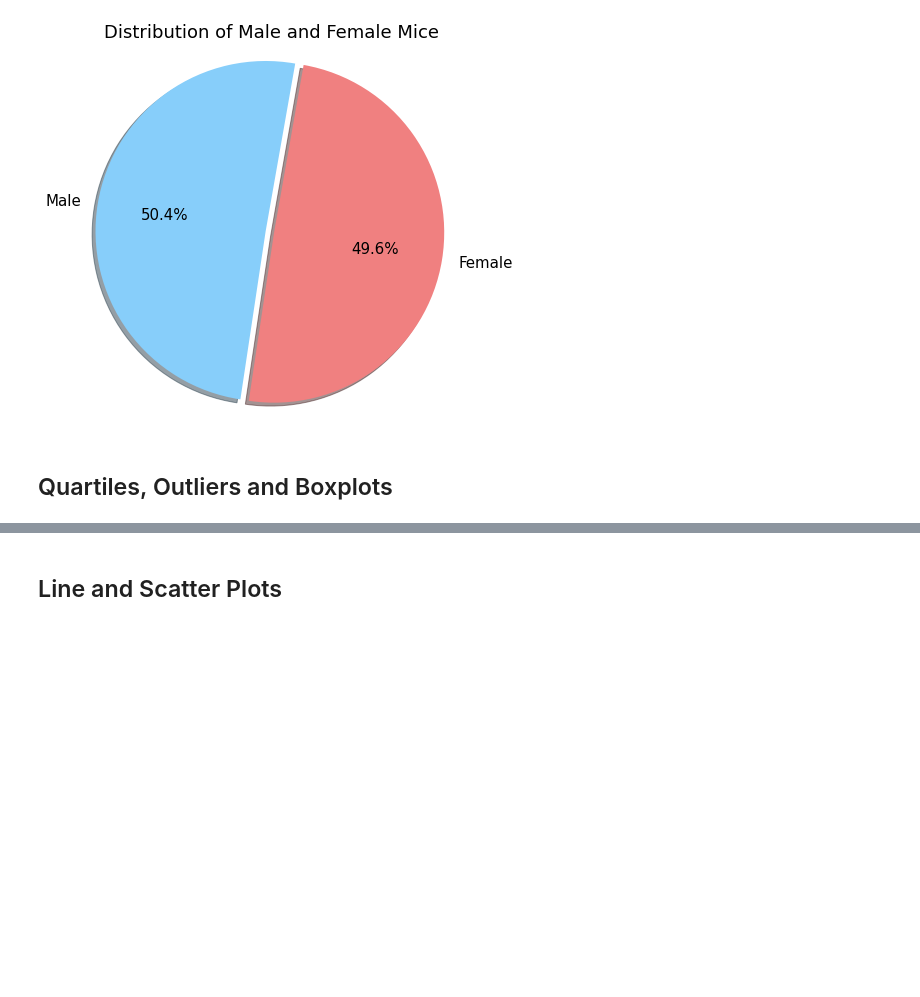
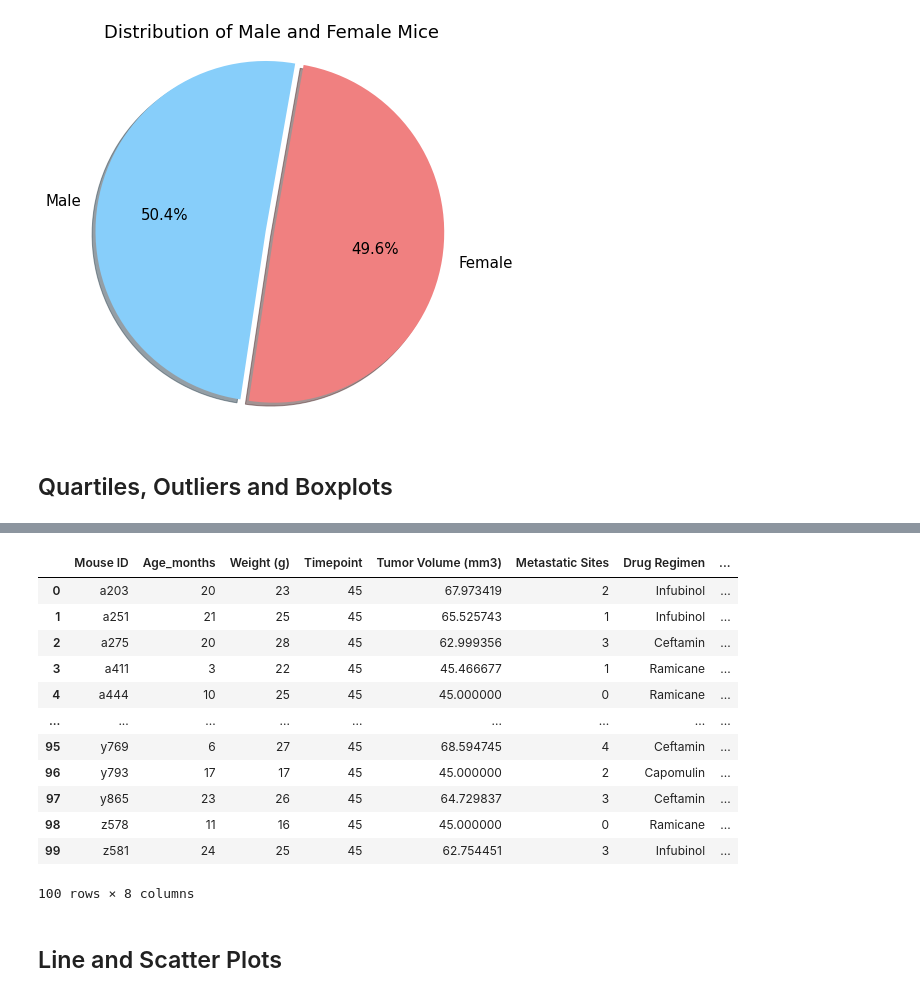
Before and after one commit to junettel/matplotlib-challenge, a Jupyter notebook: pymaceuticals_main.ipynb, the cells around one changed output, grey strips where cells are left out. Drawn from its saved outputs; the diff is of its cells as text; code cells hidden in the pictures; blank space fills up the shorter version.

```diff
--- a/pymaceuticals_main.ipynb
+++ b/pymaceuticals_main.ipynb
@@ -325,0 +318,10 @@ gender_plt
+# %%
+# Calculate the final tumor volume of each mouse across four of the treatment regimens:
+# Capomulin, Ramicane, Infubinol, and Ceftamin
+treatments = ["Capomulin", "Ramicane", "Infubinol", "Ceftamin"]
+promising_drugs = clean_study_df.loc[clean_study_df["Drug Regimen"].isin(treatments)]
+promising_drugs_trimmed = promising_drugs[["Mouse ID", "Drug Regimen", "Timepoint", "Sex"]]
+# promising_drugs_trimmed["Drug Regimen"].value_counts()
+# promising_drugs_trimmed["Mouse ID"].nunique()
+promising_drugs
+promising_drugs_trimmed
@@ -325,0 +342,4 @@ gender_plt
+# %%
+# Start by getting the last (greatest) timepoint for each mouse
+last_timepoints = clean_study_df.groupby("Mouse ID").max("Timepoint")
+last_timepoints
@@ -326,2 +361,21 @@ gender_plt
+# %%
+# Merge this group df with the original dataframe to get the tumor volume at the last timepoint
+# Inner join is default, no need to specify
+promising_tvolumes_last = last_timepoints.merge(promising_drugs_trimmed, on=["Mouse ID","Timepoint"])
+promising_tvolumes_last
+# %% [output]
+|  | Mouse ID | Age_months | Weight (g) | Timepoint | Tumor Volume (mm3) | Metastatic Sites | Drug Regimen | ... |
+| 0 | a203 | 20 | 23 | 45 | 67.973419 | 2 | Infubinol | ... |
+| 1 | a251 | 21 | 25 | 45 | 65.525743 | 1 | Infubinol | ... |
+| 2 | a275 | 20 | 28 | 45 | 62.999356 | 3 | Ceftamin | ... |
+| 3 | a411 | 3 | 22 | 45 | 45.466677 | 1 | Ramicane | ... |
+| 4 | a444 | 10 | 25 | 45 | 45.000000 | 0 | Ramicane | ... |
+| ... | ... | ... | ... | ... | ... | ... | ... | ... |
+| 95 | y769 | 6 | 27 | 45 | 68.594745 | 4 | Ceftamin | ... |
+| 96 | y793 | 17 | 17 | 45 | 45.000000 | 2 | Capomulin | ... |
+| 97 | y865 | 23 | 26 | 45 | 64.729837 | 3 | Ceftamin | ... |
+| 98 | z578 | 11 | 16 | 45 | 45.000000 | 0 | Ramicane | ... |
+| 99 | z581 | 24 | 25 | 45 | 62.754451 | 3 | Infubinol | ... |
+100 rows × 8 columns
 # %%
 # Put treatments into a list for for loop (and later for plot labels)
```
Also changed, not shown: parts of 4 cells of this notebook.
